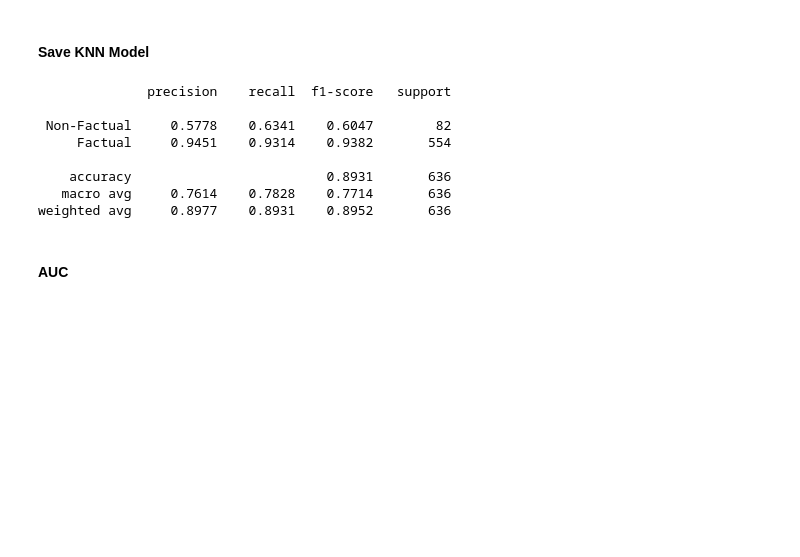
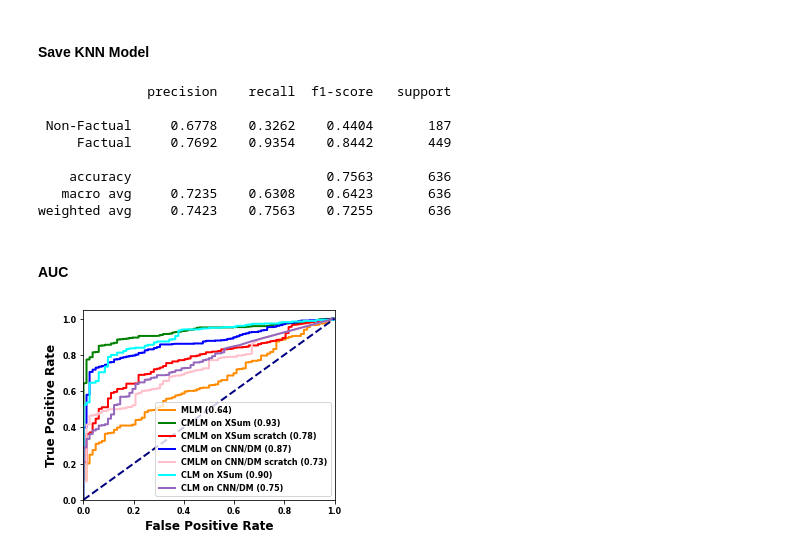
Before and after one commit to mcao610/hallucination_detection, a Jupyter notebook: notebooks/probability_analysis.ipynb, the cells around one changed output. Drawn from its saved outputs; the diff is of its cells as text; code cells hidden in the pictures; blank space fills up the shorter version.

```diff
--- a/notebooks/probability_analysis.ipynb
+++ b/notebooks/probability_analysis.ipynb
@@ -280,15 +287,15 @@ knn_classifier = build_KNN(posterior_probabilities, prior_probabilities, halluci
 # %%
 preds = knn_classifier.predict(np.array(np.vstack([posterior_probabilities, prior_probabilities]).transpose()))
 # %%
-print(classification_report(factual_label, knn_preds, target_names=['Non-Factual', 'Factual'], digits=4))
+print(classification_report(hallucination_label_reverse, knn_preds, target_names=['Non-Factual', 'Factual'], digits=4))
 # %% [output]
               precision    recall  f1-score   support
 
- Non-Factual     0.5778    0.6341    0.6047        82
-     Factual     0.9451    0.9314    0.9382       554
+ Non-Factual     0.6778    0.3262    0.4404       187
+     Factual     0.7692    0.9354    0.8442       449
 
-    accuracy                         0.8931       636
-   macro avg     0.7614    0.7828    0.7714       636
-weighted avg     0.8977    0.8931    0.8952       636
+    accuracy                         0.7563       636
+   macro avg     0.7235    0.6308    0.6423       636
+weighted avg     0.7423    0.7563    0.7255       636
 # %%
 # source, destination
@@ -311,3 +319,10 @@ for p in prior_posterior:
 
 assert len(p1) == len(factual_label)
+# %%
+draw_auc(factual_label,
+         [p1, p2, p3, p4, p5, p6, p7],
+         ['MLM', 'CMLM on XSum', 'CMLM on XSum scratch', 'CMLM on CNN/DM', 'CMLM on CNN/DM scratch', 'CLM on XSum', 'CLM on CNN/DM'],
+         ['darkorange', 'green', 'red', 'blue', 'pink', 'aqua', 'tab:purple'])
+# %% [output]
+[figure, added]
 # %%
```
Also changed, not shown: parts of 17 cells of this notebook, 15 other files.
